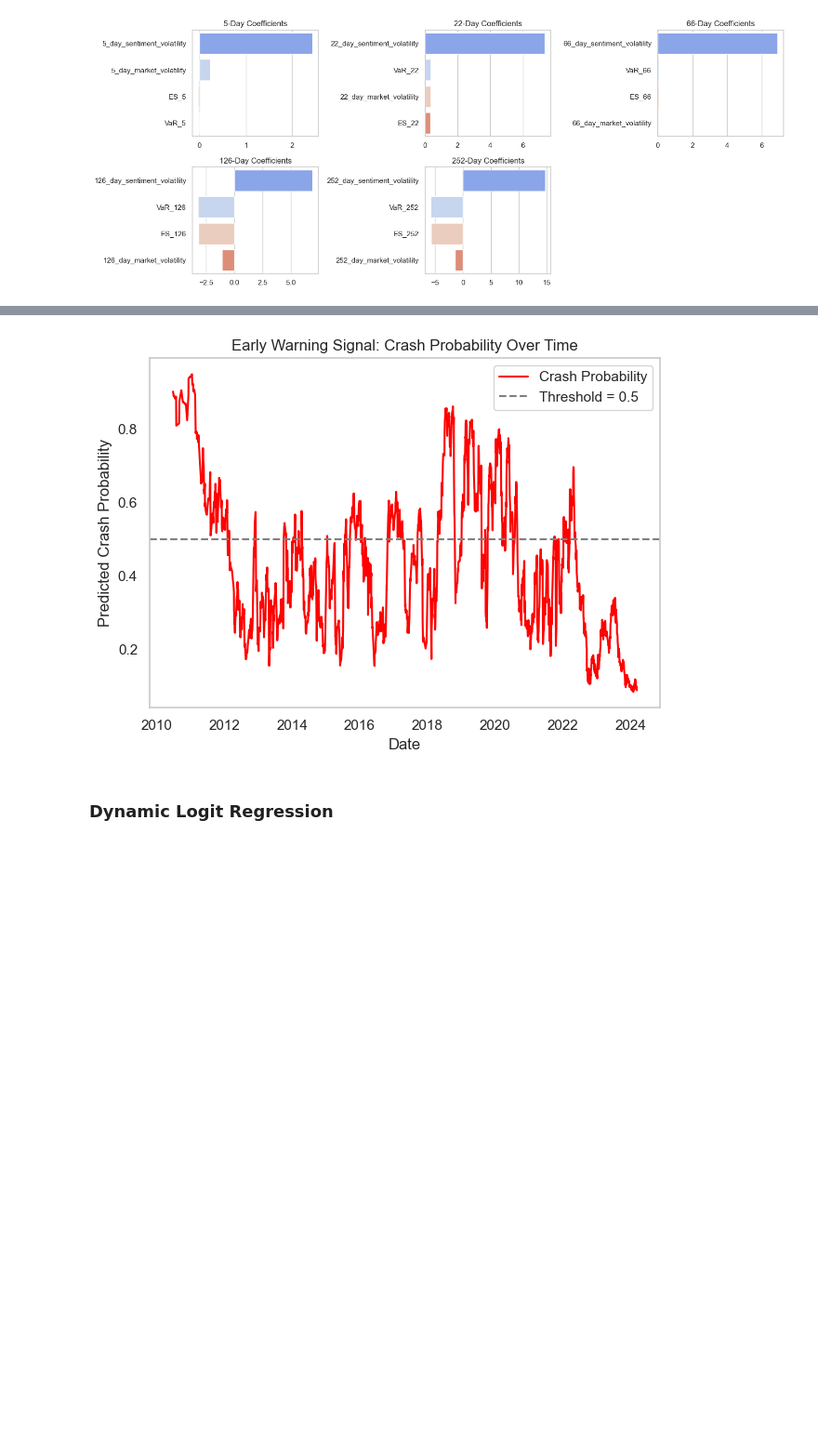
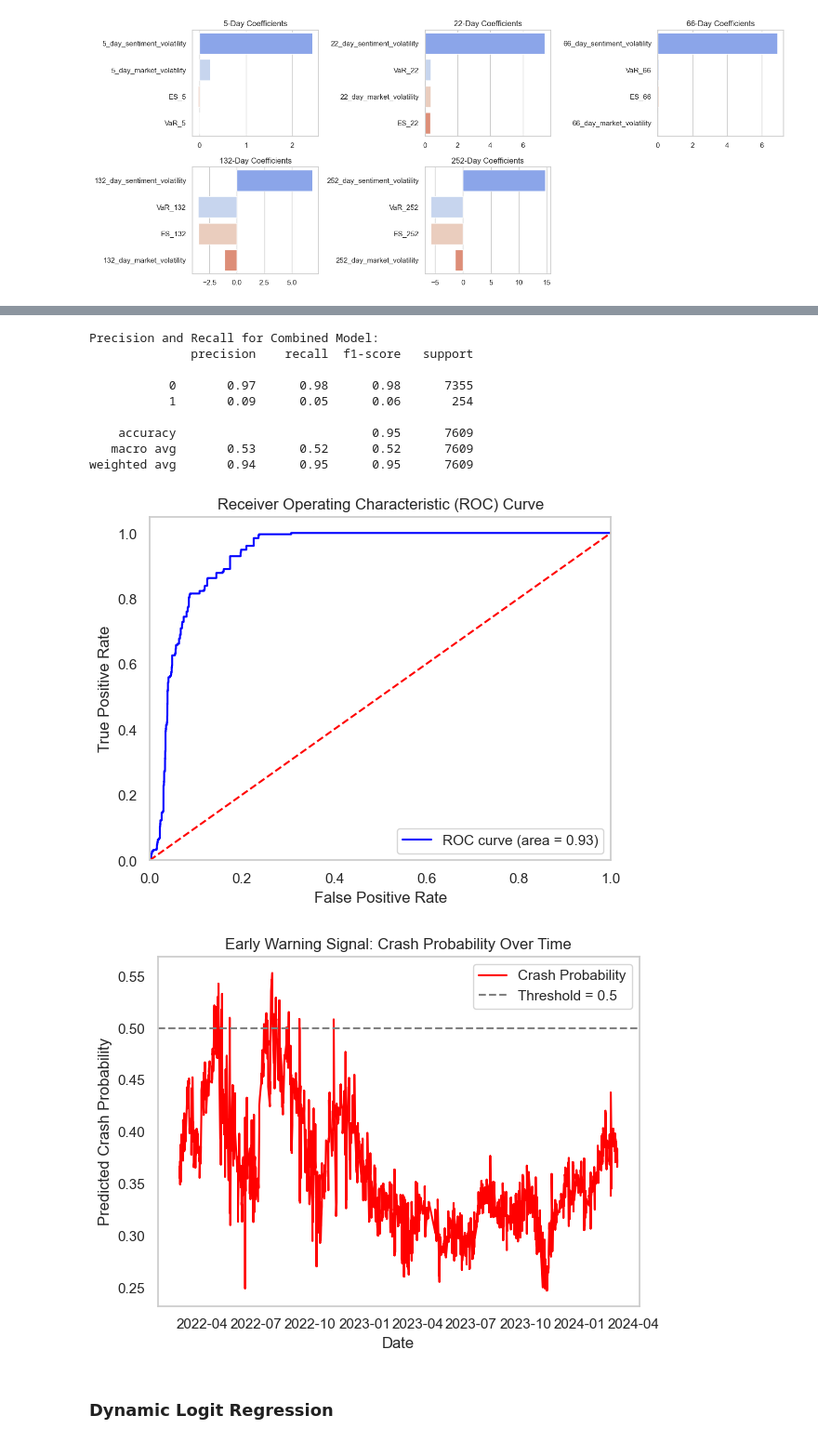
Before and after one commit to namolert/dynamic-ews, a Jupyter notebook: stock_price.ipynb, the cells around one changed output, grey strips where cells are left out. Shown at 93% size. Drawn from its saved outputs; the diff is of its cells as text; code cells hidden in the pictures; blank space fills up the shorter version.

```diff
--- a/stock_price.ipynb
+++ b/stock_price.ipynb
@@ -874,14 +858,19 @@ plot_crash_probabilities_grid(logit_results, market_sentiment_data, target_col='
 # %%
 # Define combined feature period
-combined_period = '5_22'
+combined_period = 0
 
 # Combine 5-day and 22-day features
 combined_features = [
-    f'5_day_sentiment_volatility',
+    # f'5_day_sentiment_volatility',
     f'22_day_sentiment_volatility',
-    f'66_day_sentiment_volatility',
-    f'126_day_sentiment_volatility',
-    f'252_day_sentiment_volatility',
+    # f'66_day_sentiment_volatility',
+    # f'132_day_sentiment_volatility',
+    # f'252_day_sentiment_volatility',
+    # f'VaR_5',
+    f'VaR_22',
+    # f'VaR_66',
+    # f'VaR_132',
+    # f'VaR_252',
 ]
 
 # Drop NA rows for these features
@@ -891,11 +880,21 @@ X = df_combined[combined_features]
 y = df_combined['future_crash']
 
 # Split and apply SMOTE
-X_train, X_test, y_train, y_test = train_test_split(X, y, stratify=y, test_size=0.2, random_state=RANDOM_STATE)
-X_resampled, y_resampled = sm.fit_resample(X_train, y_train)
+# X_train, X_test, y_train, y_test = train_test_split(X, y, stratify=y, test_size=0.2, random_state=RANDOM_STATE)
+train_size = int(len(df_model) * 0.6)
+X_train, X_test = X.iloc[:train_size], X.iloc[train_size:]
+y_train, y_test = y.iloc[:train_size], y.iloc[train_size:]
+# X_resampled, y_resampled = sm.fit_resample(X_train, y_train)
+X_resampled, y_resampled = X_train.copy(), y_train.copy()
 
 # Fit logistic regression
-logit = LogisticRegression(max_iter=1000, solver='liblinear', class_weight='balanced')
+logit = LogisticRegression(
+    penalty='elasticnet',
+    solver='saga',
+    max_iter=1000,
+    class_weight='balanced',
+    C=1.0,
+    l1_ratio=0.5)
 logit.fit(X_resampled, y_resampled)
 
 y_pred = logit.predict(X_test)
@@ -913,7 +912,7 @@ coefficients = pd.DataFrame({
 # Store results
 logit_results[combined_period] = {
     'model': logit,
-    'auc': auc_score,
+    'auc_score': auc_score,
     'report': report,
     'coefficients': coefficients,
 }
@@ -922,7 +921,7 @@ X_test_dict[combined_period] = X_test
 y_test_dict[combined_period] = y_test
 
 # Print summary
-print(f"\n=== Combined 5- and 22-Day Logit Model ===")
+print(f"\n=== Combined Logit Model ===")
 print(f"AUC: {auc_score:.3f}")
 print("Top coefficients:")
 print(coefficients)
@@ -939,15 +935,32 @@ Top coefficients:
 # %%
 # Create DataFrame with dates and probabilities
 dates = df_combined.loc[X_test.index, 'Date']
 prob_df = pd.DataFrame({
     'Date': dates,
     'crash_probability': y_proba
 }).sort_values('Date')
 
-# Plot
+# Report precision and recall
+print("Precision and Recall for Combined Model:")
+print(classification_report(y_test, y_pred))
+
+# Plot ROC curve
+plot_roc_curve(y_test, y_proba)
+
+# Plot crash probabilities
 plot_crash_probabilities(prob_df, target_col='crash_probability')
 # %% [output]
+Precision and Recall for Combined Model:
+              precision    recall  f1-score   support
+
+           0       0.97      0.98      0.98      7355
+           1       0.09      0.05      0.06       254
+
+    accuracy                           0.95      7609
+   macro avg       0.53      0.52      0.52      7609
+weighted avg       0.94      0.95      0.95      7609
-[figure, old version]
+[figure, new version]
+[figure, added]
 # %% [markdown]
 ### Dynamic Logit Regression
 # %%
```
Also changed, not shown: parts of 49 cells of this notebook, 4 other files.
